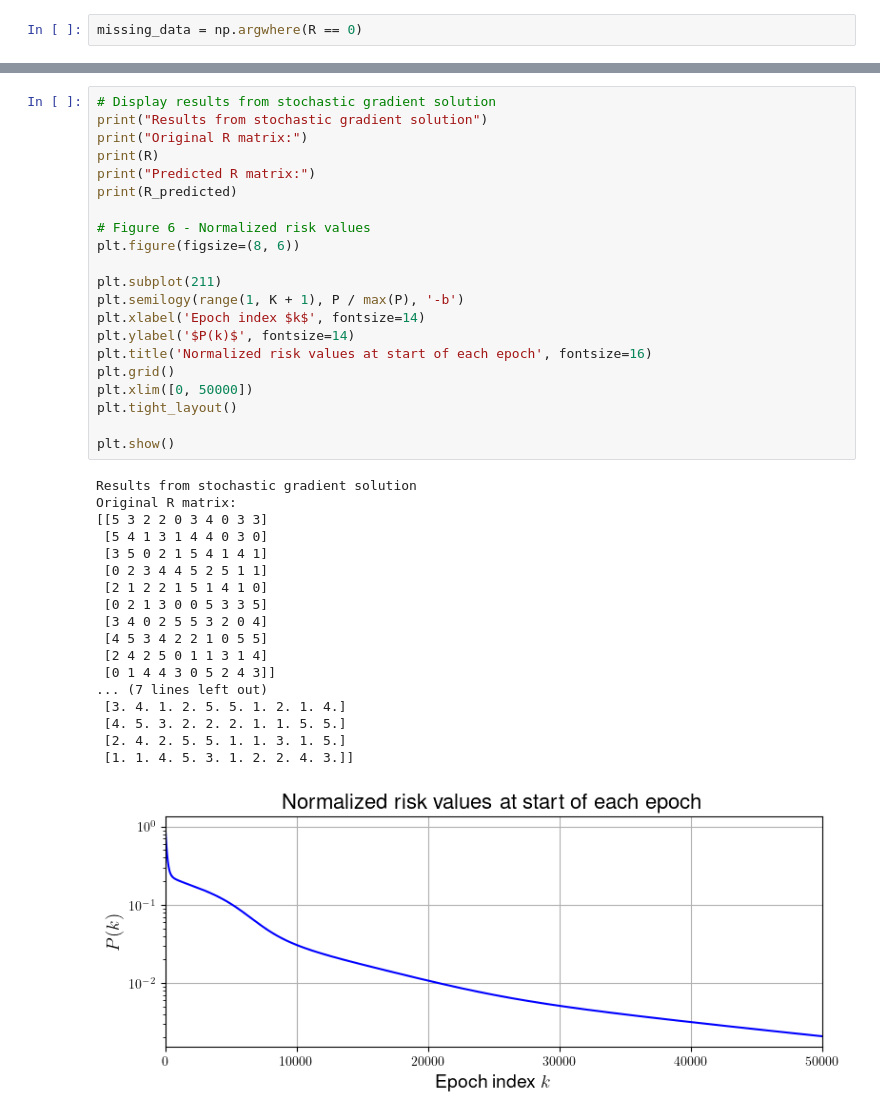
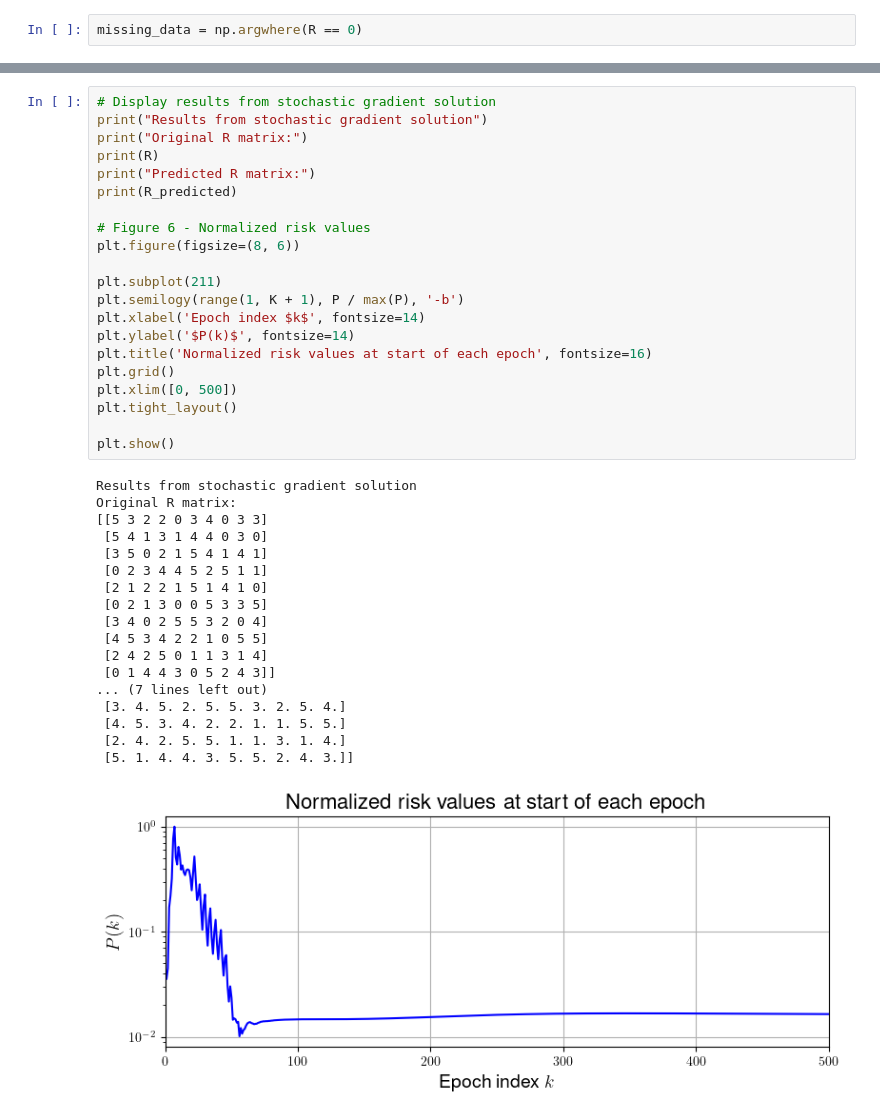
Before and after one commit to asl-epfl/inference-learning-data-2022-python, a Jupyter notebook: chapter-50/chapter-50 .ipynb, the cells around one changed output, grey strips where cells are left out. Cells and saved outputs as stored; diff of their text form.

```diff
--- a/chapter-50/chapter-50 .ipynb
+++ b/chapter-50/chapter-50 .ipynb
@@ -1146,36 +1193,36 @@ print("Original R matrix:")
 print(R)
 print("Predicted R matrix:")
 print(R_predicted)
 
 # Figure 6 - Normalized risk values
 plt.figure(figsize=(8, 6))
 
 plt.subplot(211)
 plt.semilogy(range(1, K + 1), P / max(P), '-b')
 plt.xlabel('Epoch index $k$', fontsize=14)
 plt.ylabel('$P(k)$', fontsize=14)
 plt.title('Normalized risk values at start of each epoch', fontsize=16)
 plt.grid()
-plt.xlim([0, 50000])
+plt.xlim([0, 500])
 plt.tight_layout()
 
 plt.show()
 # %% [output]
 Results from stochastic gradient solution
 Original R matrix:
 [[5 3 2 2 0 3 4 0 3 3]
  [5 4 1 3 1 4 4 0 3 0]
  [3 5 0 2 1 5 4 1 4 1]
  [0 2 3 4 4 5 2 5 1 1]
  [2 1 2 2 1 5 1 4 1 0]
  [0 2 1 3 0 0 5 3 3 5]
  [3 4 0 2 5 5 3 2 0 4]
  [4 5 3 4 2 2 1 0 5 5]
  [2 4 2 5 0 1 1 3 1 4]
  [0 1 4 4 3 0 5 2 4 3]]
 ... (7 lines left out)
- [3. 4. 1. 2. 5. 5. 1. 2. 1. 4.]
- [4. 5. 3. 2. 2. 2. 1. 1. 5. 5.]
- [2. 4. 2. 5. 5. 1. 1. 3. 1. 5.]
- [1. 1. 4. 5. 3. 1. 2. 2. 4. 3.]]
+ [3. 4. 5. 2. 5. 5. 3. 2. 5. 4.]
+ [4. 5. 3. 4. 2. 2. 1. 1. 5. 5.]
+ [2. 4. 2. 5. 5. 1. 1. 3. 1. 4.]
+ [5. 1. 4. 4. 3. 5. 5. 2. 4. 3.]]
-[figure, old version]
+[figure, new version]
```
Also changed, not shown: parts of 4 cells of this notebook, 4 other files.
